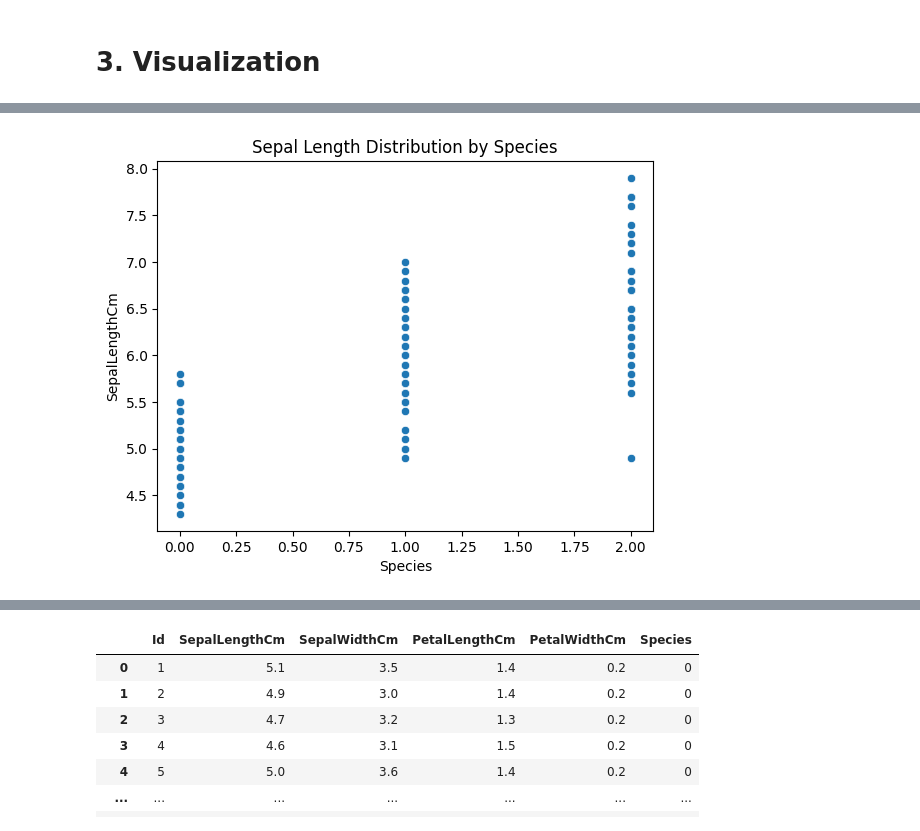
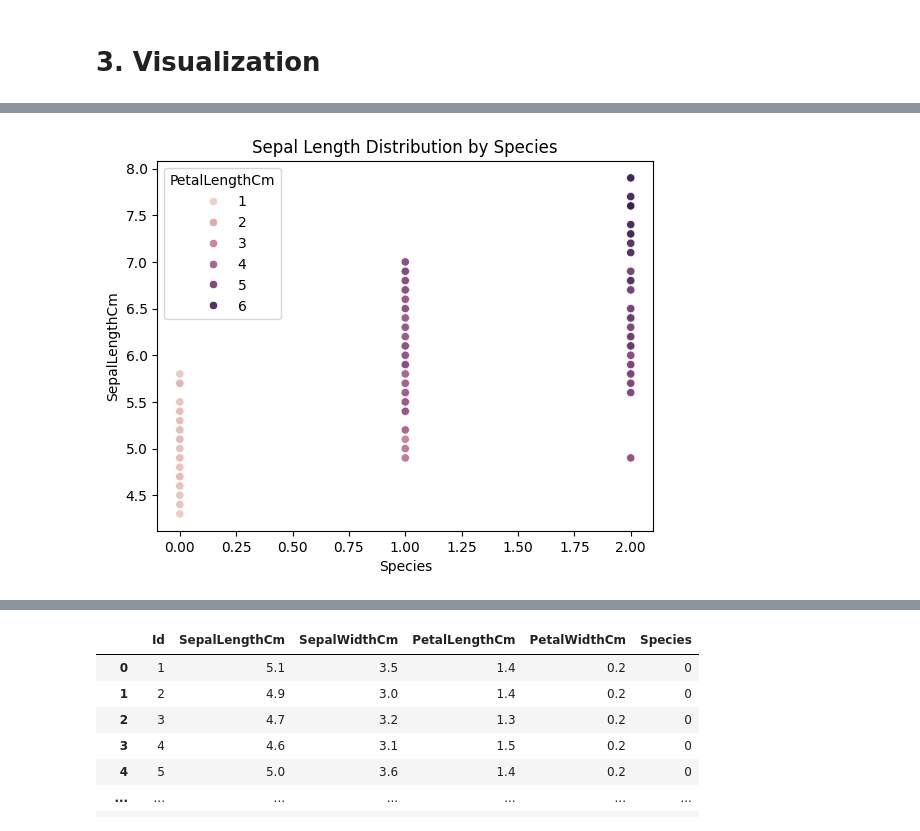
Before and after one commit to dronabopche/100-ML-AI-Project, a Jupyter notebook: ML_To_Train/03_Iris_Flower_Predictor/iris_flower_predict.ipynb, the cells around one changed output, grey strips where cells are left out. Saved outputs shown, nothing was run; the diff lists cells and outputs as text; code cells hidden in the pictures.

```diff
--- a/ML_To_Train/03_Iris_Flower_Predictor/iris_flower_predict.ipynb
+++ b/ML_To_Train/03_Iris_Flower_Predictor/iris_flower_predict.ipynb
@@ -66,6 +72,6 @@ iris_df
 # %%
-sns.scatterplot(data=iris_df, x='Species', y='SepalLengthCm')
+sns.scatterplot(data=iris_df, x='Species', y='SepalLengthCm' , hue='PetalLengthCm')
 plt.title('Sepal Length Distribution by Species')
 plt.show()
 # %% [output]
-[figure, old version]
+[figure, new version]
```
Also changed, not shown: parts of 5 cells of this notebook, 7 other files.
